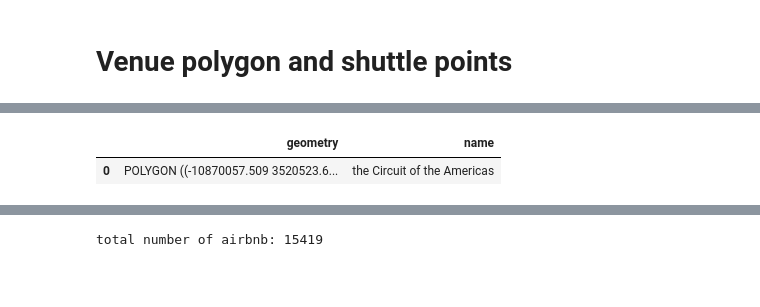
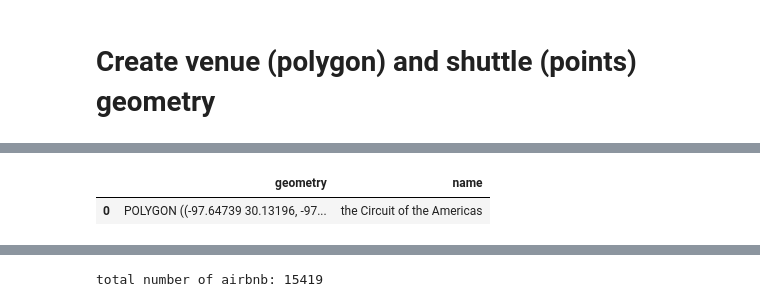
Before and after one commit to rongxiangsu/large_events, a Jupyter notebook: 02_feature_engineering.ipynb, the cells around one changed output, grey strips where cells are left out. Saved outputs shown, nothing was run; the diff lists cells and outputs as text; code cells hidden in the pictures; blank space fills up the shorter version.

```diff
--- a/02_feature_engineering.ipynb
+++ b/02_feature_engineering.ipynb
@@ -9,7 +9,7 @@ warnings.filterwarnings('ignore')
 pd.options.display.float_format = '{:.5f}'.format
 import matplotlib.pyplot as plt
 # %% [markdown]
-# Venue polygon and shuttle points
+# Create venue (polygon) and shuttle (points) geometry
 # %%
 %%time
 
@@ -22,7 +22,6 @@ lon_point_list = [-97.647388, -97.635686, -97.619652, -97.631465]
 polygon_geom = Polygon(zip(lon_point_list, lat_point_list))
 gdf_venue = gpd.GeoDataFrame(index=[0], crs='epsg:4326', geometry=[polygon_geom])
 gdf_venue['name']  = 'the Circuit of the Americas'
-gdf_venue = gdf_venue.to_crs("EPSG:3857")
+# gdf_venue = gdf_venue.to_crs("EPSG:3857")
 gdf_venue
-gdf_venue
 # %% [output]
@@ -31,5 +30,5 @@ Wall time: 219 ms
 |  | geometry | name |
-| 0 | POLYGON ((-10870057.509 3520523.6... | the Circuit of the Americas |
+| 0 | POLYGON ((-97.64739 30.13196, -97... | the Circuit of the Americas |
 # %%
 import shapely.geometry as geom
 
```
Also changed, not shown: parts of 42 cells of this notebook, 1 other file.
